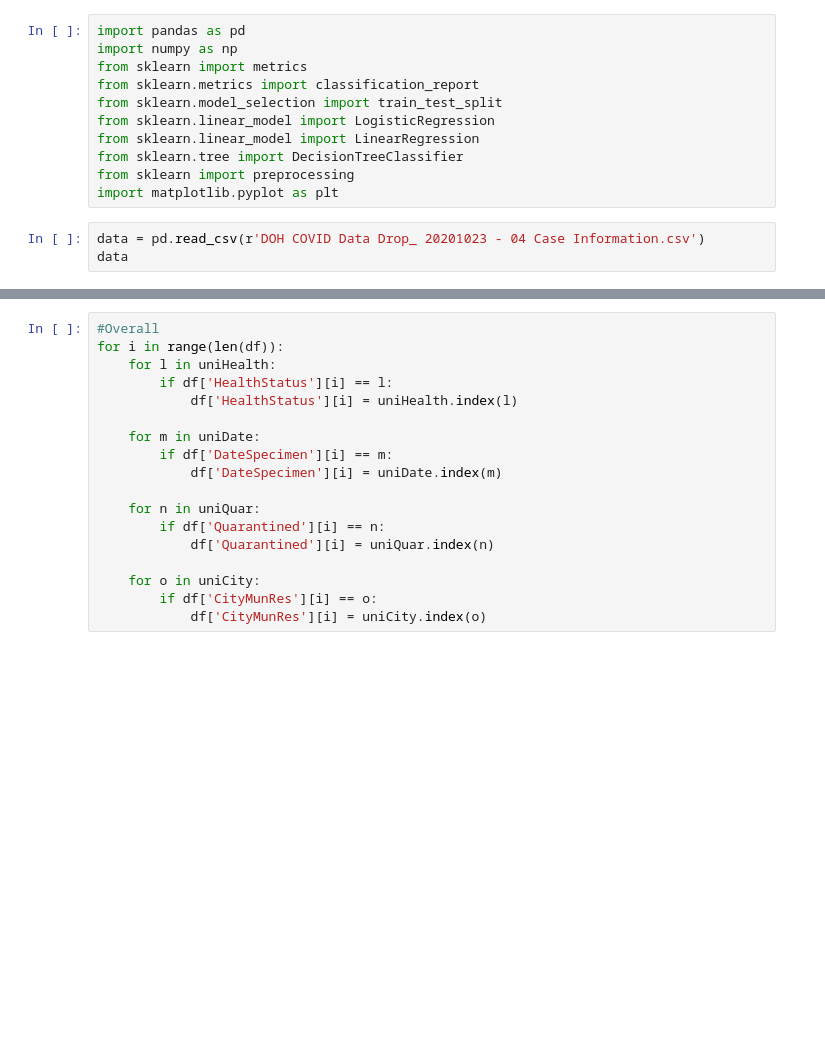
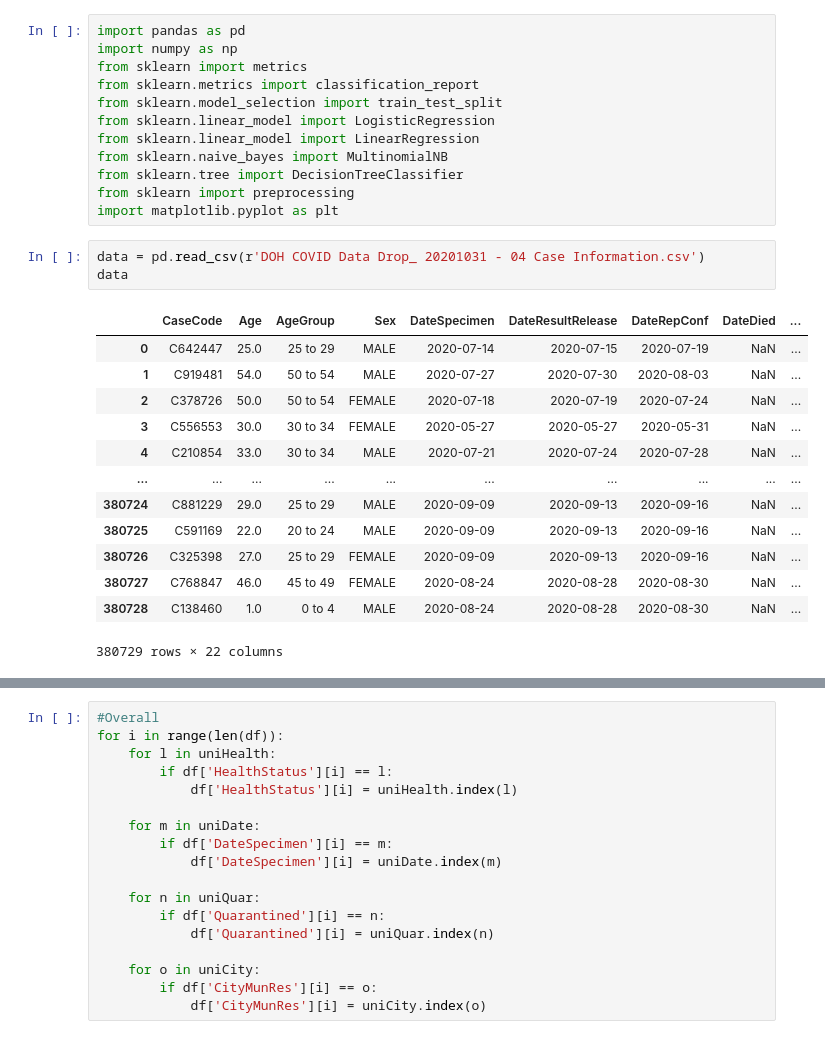
Before and after one commit to rjPajaro/COVID-Mining, a Jupyter notebook: Data-Mining-Project.ipynb, the cells around one changed output, grey strips where cells are left out. Cells and saved outputs as stored; diff of their text form; blank space fills up the shorter version.

```diff
--- a/Data-Mining-Project.ipynb
+++ b/Data-Mining-Project.ipynb
@@ -6,11 +6,26 @@ from sklearn.metrics import classification_report
 from sklearn.model_selection import train_test_split
 from sklearn.linear_model import LogisticRegression
 from sklearn.linear_model import LinearRegression
+from sklearn.naive_bayes import MultinomialNB
 from sklearn.tree import DecisionTreeClassifier
 from sklearn import preprocessing
 import matplotlib.pyplot as plt
 # %%
-data = pd.read_csv(r'DOH COVID Data Drop_ 20201023 - 04 Case Information.csv')
+data = pd.read_csv(r'DOH COVID Data Drop_ 20201031 - 04 Case Information.csv')
 data
+# %% [output]
+|  | CaseCode | Age | AgeGroup | Sex | DateSpecimen | DateResultRelease | DateRepConf | DateDied | ... |
+| 0 | C642447 | 25.0 | 25 to 29 | MALE | 2020-07-14 | 2020-07-15 | 2020-07-19 | NaN | ... |
+| 1 | C919481 | 54.0 | 50 to 54 | MALE | 2020-07-27 | 2020-07-30 | 2020-08-03 | NaN | ... |
+| 2 | C378726 | 50.0 | 50 to 54 | FEMALE | 2020-07-18 | 2020-07-19 | 2020-07-24 | NaN | ... |
+| 3 | C556553 | 30.0 | 30 to 34 | FEMALE | 2020-05-27 | 2020-05-27 | 2020-05-31 | NaN | ... |
+| 4 | C210854 | 33.0 | 30 to 34 | MALE | 2020-07-21 | 2020-07-24 | 2020-07-28 | NaN | ... |
+| ... | ... | ... | ... | ... | ... | ... | ... | ... | ... |
+| 380724 | C881229 | 29.0 | 25 to 29 | MALE | 2020-09-09 | 2020-09-13 | 2020-09-16 | NaN | ... |
+| 380725 | C591169 | 22.0 | 20 to 24 | MALE | 2020-09-09 | 2020-09-13 | 2020-09-16 | NaN | ... |
+| 380726 | C325398 | 27.0 | 25 to 29 | FEMALE | 2020-09-09 | 2020-09-13 | 2020-09-16 | NaN | ... |
+| 380727 | C768847 | 46.0 | 45 to 49 | FEMALE | 2020-08-24 | 2020-08-28 | 2020-08-30 | NaN | ... |
+| 380728 | C138460 | 1.0 | 0 to 4 | MALE | 2020-08-24 | 2020-08-28 | 2020-08-30 | NaN | ... |
+380729 rows × 22 columns
 # %%
 data.info()
```
Also changed, not shown: parts of 31 cells of this notebook, 1 other file.
